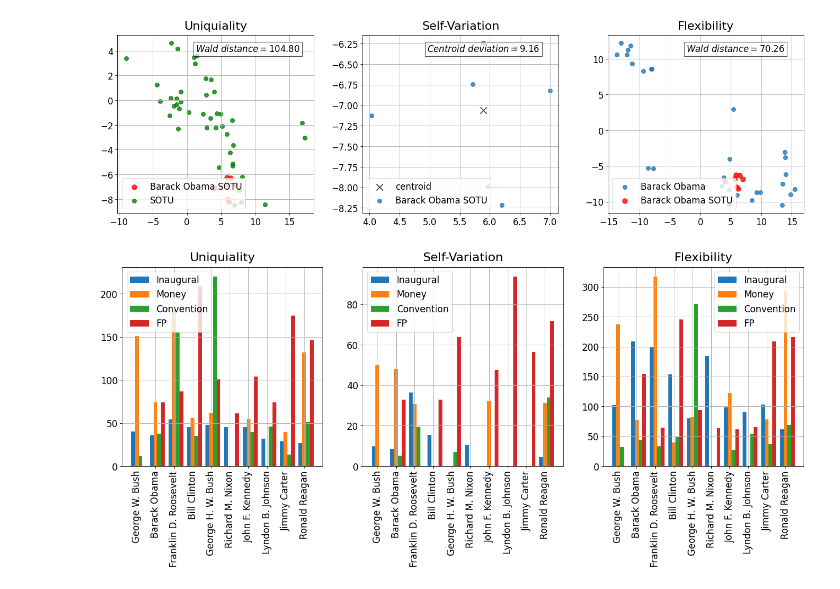
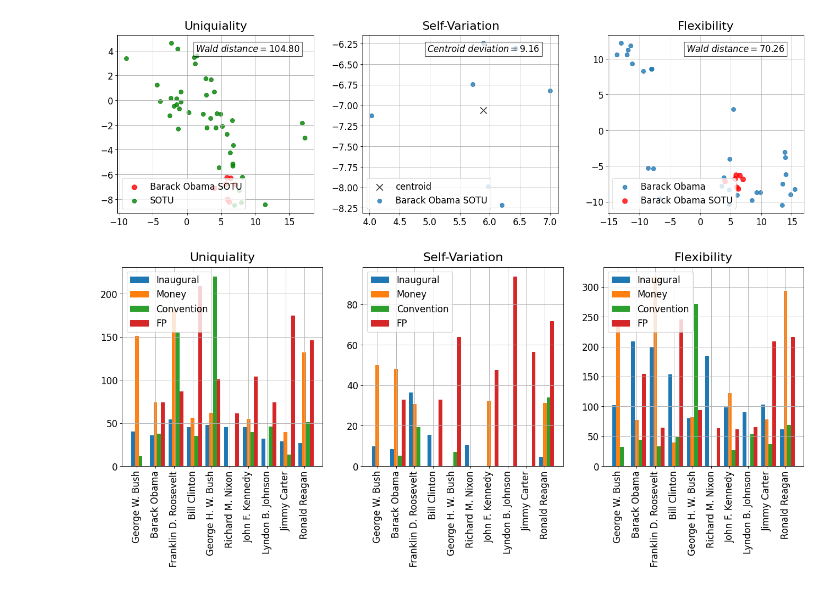
Before and after one commit to ShiyangLai/Political-Speech-Deep-Learning-Final-Project, a Jupyter notebook: notebook/word_embedding.ipynb, the cells around one changed output. Saved outputs shown, nothing was run; the diff lists cells and outputs as text; code cells hidden in the pictures.

```diff
--- a/notebook/word_embedding.ipynb
+++ b/notebook/word_embedding.ipynb
@@ -610,34 +610,34 @@ axis[2].bar(x_axis_data+0.2, df2['Money Flexibility'].values, 0.2, align='center
 axis[2].bar(x_axis_data+0.4, df2['Convention Flexibility'].values, 0.2, align='center')
 axis[2].bar(x_axis_data+0.6, df2['FP Flexibility'].values, 0.2, align='center')
 axis[2].grid()
 axis[2].set_xticks(x_axis_data + 0.2)
 axis[2].set_xticklabels(x_axis_data_labels, rotation=90)
 axis[2].tick_params(axis='both', which='major', labelsize=15)
-axis[2].legend(['Inaugural', 'Money', 'Convention', 'FP'], fontsize=15, loc=0)
+axis[2].legend(['Inaugural', 'Money', 'Convention', 'FP'], fontsize=15, loc='upper left')
 
 axis[0].set_title('Uniquiality', fontsize=20, pad=10)
 axis[0].bar(x_axis_data, df2['Inaugural Uniquiality'].values, 0.2, align='center')
 axis[0].bar(x_axis_data+0.2, df2['Money Uniquiality'].values, 0.2, align='center')
 axis[0].bar(x_axis_data+0.4, df2['Convention Uniquiality'].values, 0.2, align='center')
 axis[0].bar(x_axis_data+0.6, df2['FP Uniquiality'].values, 0.2, align='center')
 axis[0].grid()
 axis[0].set_xticks(x_axis_data + 0.2)
 axis[0].set_xticklabels(x_axis_data_labels, rotation=90)
 axis[0].tick_params(axis='both', which='major', labelsize=15)
 axis[0].legend(['Inaugural', 'Money', 'Convention', 'FP'], fontsize=15, loc='upper left')
 
 axis[1].set_title('Self-Variation', fontsize=20, pad=10)
 axis[1].bar(x_axis_data, df2['Inaugural Self-Variation'].values, 0.2, align='center')
 axis[1].bar(x_axis_data+0.2, df2['Money Self-Variation'].values, 0.2, align='center')
 axis[1].bar(x_axis_data+0.4, df2['Convention Self-Variation'].values, 0.2, align='center')
 axis[1].bar(x_axis_data+0.6, df2['FP Self-Variation'].values, 0.2, align='center')
 axis[1].grid()
 axis[1].set_xticks(x_axis_data + 0.2)
 axis[1].set_xticklabels(x_axis_data_labels, rotation=90)
 axis[1].tick_params(axis='both', which='major', labelsize=15)
-axis[1].legend(['Inaugural', 'Money', 'Convention', 'FP'], fontsize=15, loc=0)
+axis[1].legend(['Inaugural', 'Money', 'Convention', 'FP'], fontsize=15, loc='upper left')
 
 plt.show()
 # %% [output]
-[figure, old version]
+[figure, new version]
 # %%
```
Also changed, not shown: parts of 2 cells of this notebook, 6 other files.
